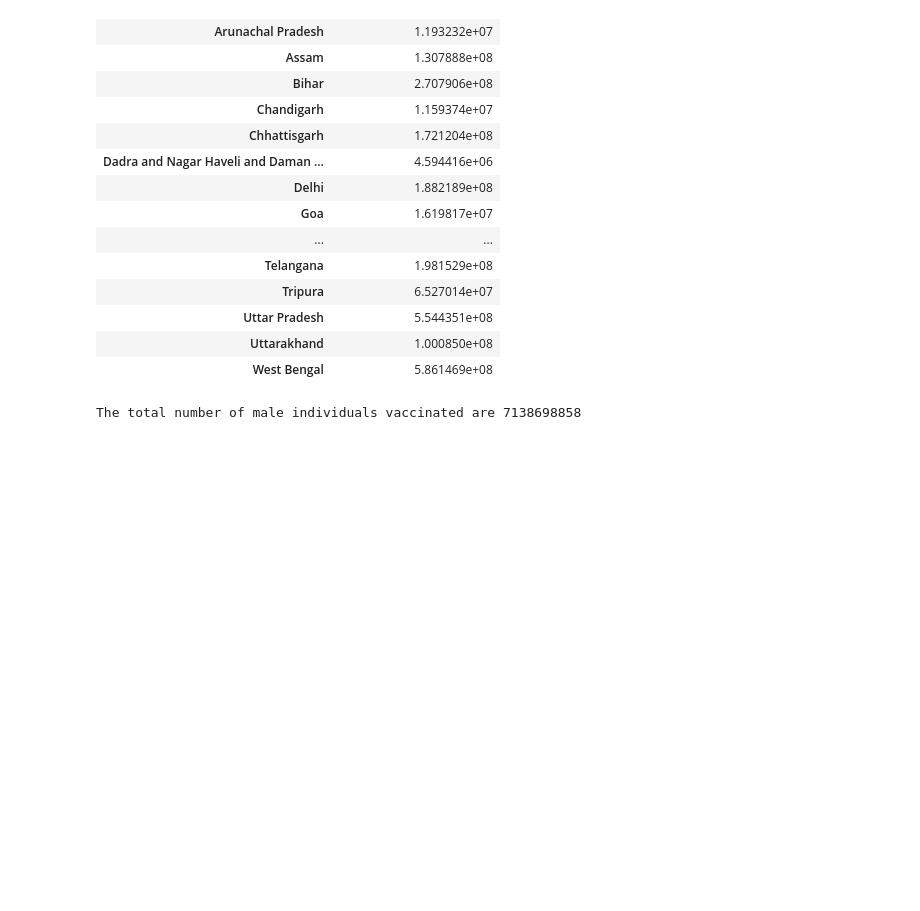
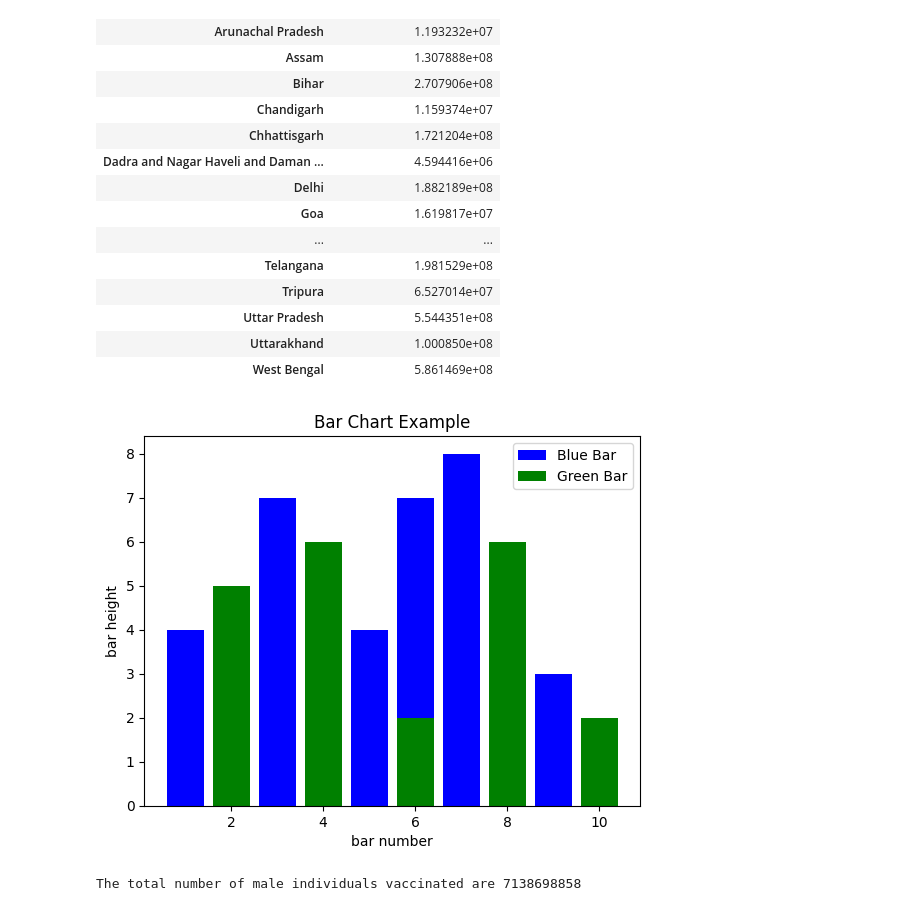
Before and after one commit to nikitakadam123/DSBDA, a Jupyter notebook: miniproject_DSBDA.ipynb, the cells around one changed output. Cells and saved outputs as stored; diff of their text form; code cells hidden in the pictures; blank space fills up the shorter version.

```diff
--- a/miniproject_DSBDA.ipynb
+++ b/miniproject_DSBDA.ipynb
@@ -115,6 +132,29 @@ second_dose
 | Uttar Pradesh | 5.544351e+08 |
 | Uttarakhand | 1.000850e+08 |
 | West Bengal | 5.861469e+08 |
+# %%
+import matplotlib.pyplot as plt
+
+# Look at index 4 and 6, which demonstrate overlapping cases.
+x1 = [1, 3, 4, 5, 6, 7, 9]
+y1 = [4, 7, 2, 4, 7, 8, 3]
+
+x2 = [2, 4, 6, 8, 10]
+y2 = [5, 6, 2, 6, 2]
+
+# Colors: https://matplotlib.org/api/colors_api.html
+
+plt.bar(x1, y1, label="Blue Bar", color='b')
+plt.bar(x2, y2, label="Green Bar", color='g')
+plt.plot()
+
+plt.xlabel("bar number")
+plt.ylabel("bar height")
+plt.title("Bar Chart Example")
+plt.legend()
+plt.show()
+# %% [output]
+[figure, added]
 # %%
 male = data["Male(Individuals Vaccinated)"].sum()
 print("The total number of male individuals vaccinated are", int(male))
```
Also changed, not shown: parts of 3 cells of this notebook.
